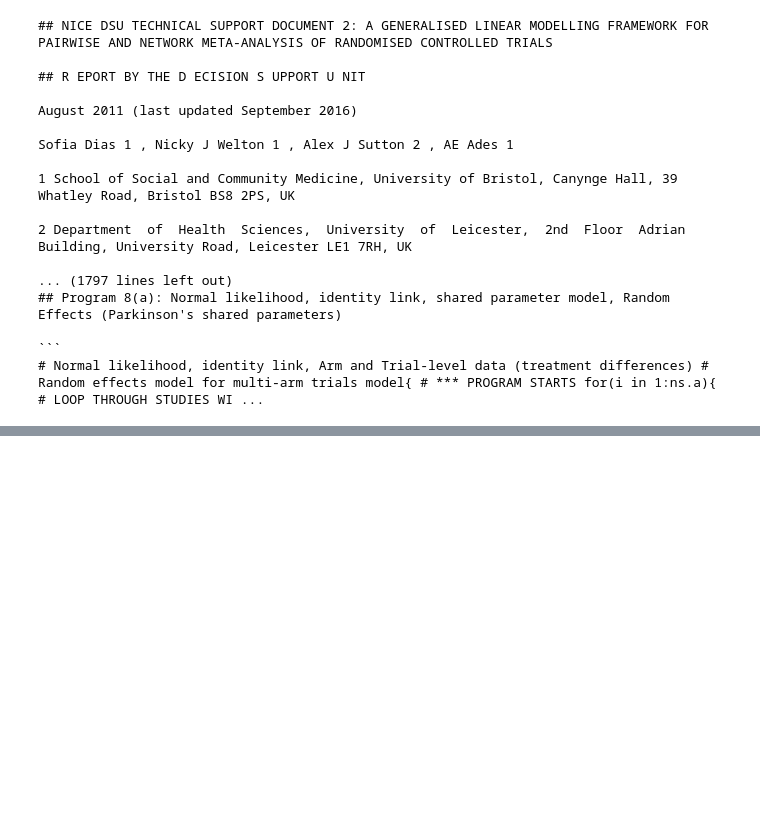
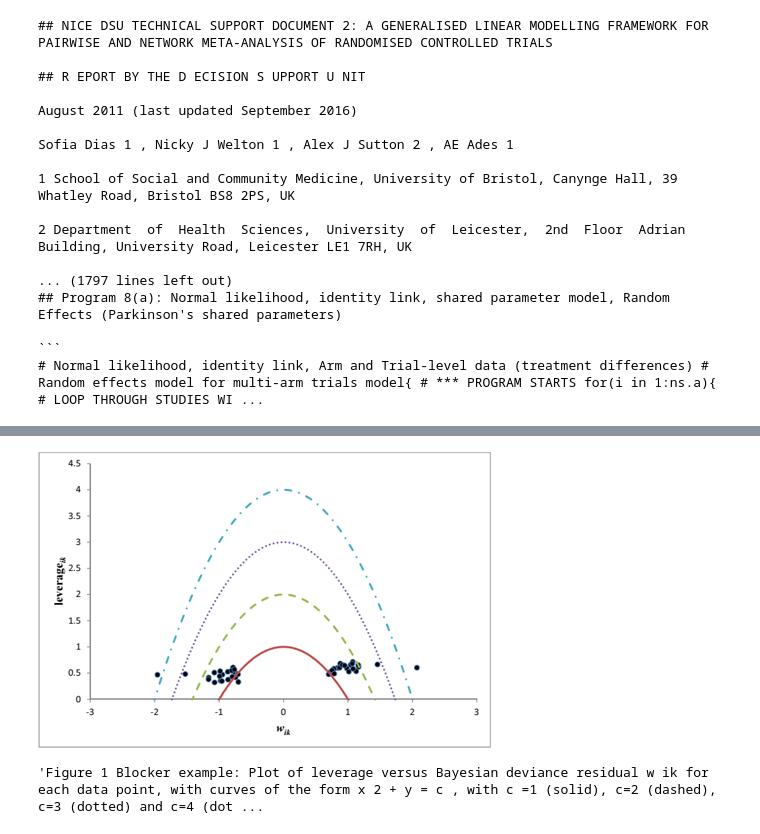
Before and after one commit to devansh-connectHEOR/MARIO, a Jupyter notebook: working.ipynb, the cells around one changed output, grey strips where cells are left out. Saved outputs shown, nothing was run; the diff lists cells and outputs as text; code cells hidden in the pictures; blank space fills up the shorter version.

```diff
--- a/working.ipynb
+++ b/working.ipynb
@@ -258,0 +259,20 @@ OSError: [WinError 1314] A required privilege is not held by the client: '..\\..
+# %%
+os.environ["HF_HUB_DISABLE_SYMLINKS"] = "1"
+
+from docling.datamodel.base_models import InputFormat
+from docling.document_converter import DocumentConverter
+from docling.datamodel.pipeline_options import PdfPipelineOptions
+from docling.document_converter import PdfFormatOption
+
+pipeline_options = PdfPipelineOptions()
+
+pipeline_options.do_formula_enrichment = True
+
+converter = DocumentConverter(
+    format_options={
+        InputFormat.PDF: PdfFormatOption(pipeline_options=pipeline_options)
+    }
+)
+file = "NICE_TSD_PDFs\A general linear modelling framework for pair-wise and network meta-analysis of randomised controlled trials.pdf"
+# %%
+doc = converter.convert(file)
@@ -258,0 +330,9 @@ OSError: [WinError 1314] A required privilege is not held by the client: '..\\..
+# %%
+docu = doc.document
+docu.pictures[0].get_image(docu)
+# %% [output]
+[figure, added]
+# %%
+docu.pictures[0].caption_text(docu)
+# %% [output]
+'Figure 1 Blocker example: Plot of leverage versus Bayesian deviance residual w ik for each data point, with curves of the form x 2 + y = c , with c =1 (solid), c=2 (dashed), c=3 (dotted) and c=4 (dot ...
```
Also changed, not shown: parts of 29 cells of this notebook, 1 other file.
